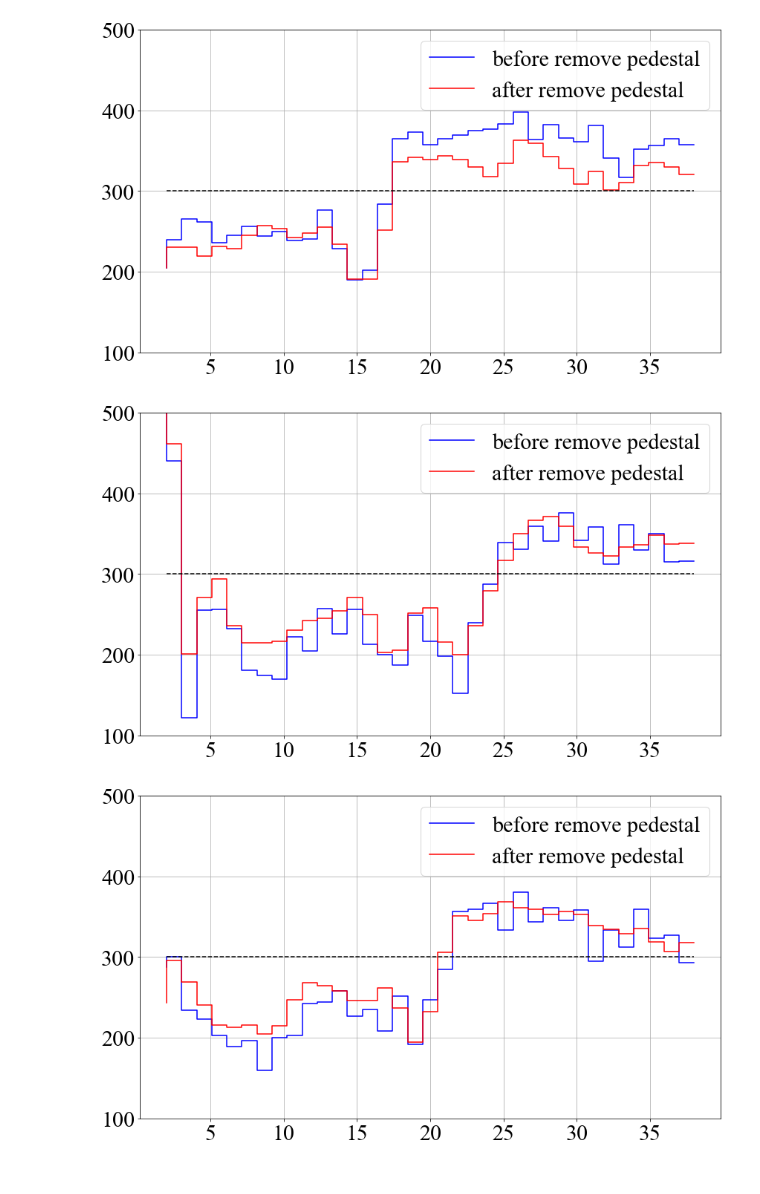
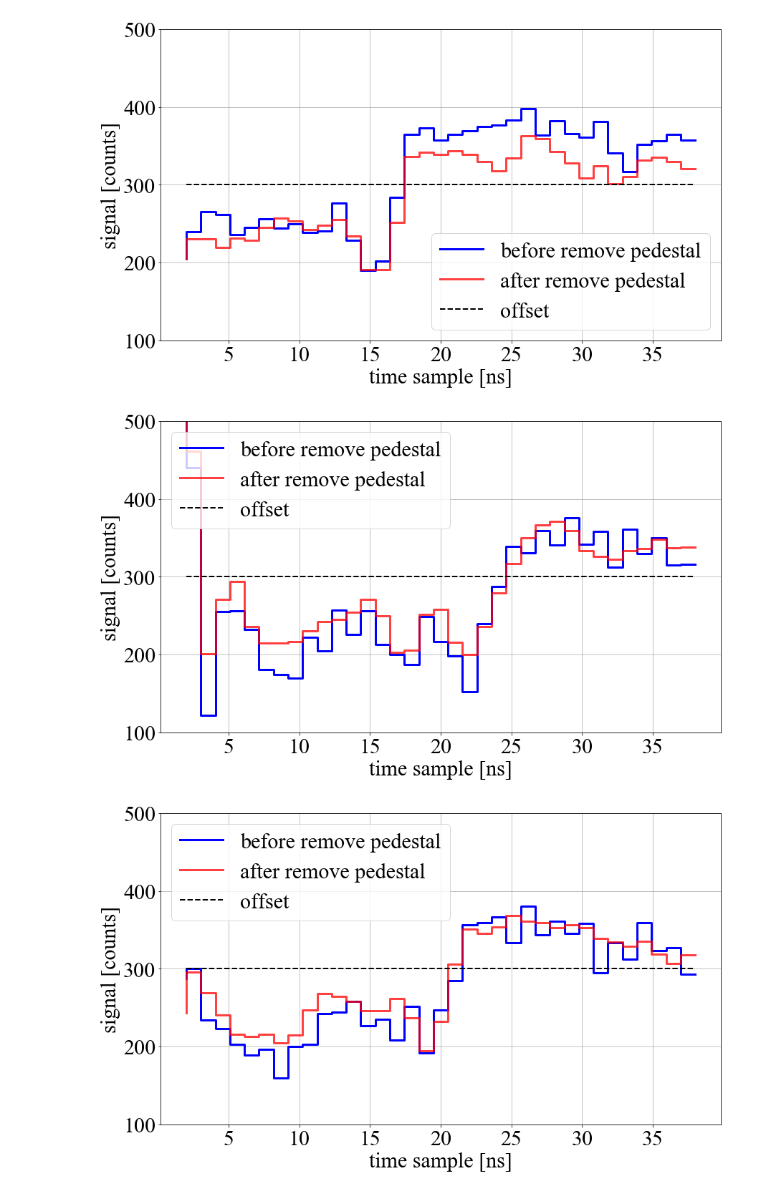
Before and after one commit to pawel21/ctapipe, a Jupyter notebook: examples/notebooks/remove_pedestal_data_20180629.ipynb, the cells around one changed output. Drawn from its saved outputs; the diff is of its cells as text; code cells hidden in the pictures.

```diff
--- a/examples/notebooks/remove_pedestal_data_20180629.ipynb
+++ b/examples/notebooks/remove_pedestal_data_20180629.ipynb
@@ -33,0 +104,11 @@ WARNING:ctapipe.io.eventseeker.EventSeeker:Seeking to event by looping through e
+# %%
+plt.rcParams['figure.figsize'] = (14, 8)
+
+fig, ax0 = plt.subplots()
+cap = np.linspace(0, 4*1023, 4*1024)
+ax0.errorbar(cap, ped.meanped[0, 0, 0:4*1024], yerr=ped.rms[0, 0, 0:4*1024], fmt="o",
+             color="blue", ecolor="g", markersize=2)
+ax0.set_xlabel("DRS4 capacitor")
+ax0.set_ylabel("Cell offset mean and RMS [counts]")
+ax0.grid()
+plt.show()
@@ -33,0 +117,10 @@ WARNING:ctapipe.io.eventseeker.EventSeeker:Seeking to event by looping through e
+# %%
+fig, ax0 = plt.subplots()
+cap = np.linspace(0, 4*1023, 4*1024)
+ax0.errorbar(cap, ped.meanped[0, 0, 0:4*1024], yerr=ped.rms[0, 0, 0:4*1024], fmt="o",
+             color="blue", ecolor="g", markersize=5)
+ax0.set_xlabel("DRS4 capacitor")
+ax0.set_ylabel("Cell offset mean and RMS [counts]")
+ax0.set_xlim([450, 550])
+ax0.grid()
+plt.show()
@@ -33,0 +131,12 @@ WARNING:ctapipe.io.eventseeker.EventSeeker:Seeking to event by looping through e
+# %%
+reader = LSTEventSource(input_url=path_to_data)
+seeker = EventSeeker(reader)
+
+nr_module = 96
+ped = DragonPedestal()
+
+for i in range(0, 5000):
+    ev = seeker[i]
+    ped.fill_pedestal_event(ev, nr_module)
+
+ped.finalize_pedestal()
@@ -40,21 +156,24 @@ pixel = 0
 hg = 0
 lg = 1
 N = 10
+nr = nr_module
 
 waveform_before_remove_pedestal = np.zeros((N, 2, 7, 40))
 waveform_after_remove_pedestal = np.zeros((N, 2, 7, 40))
 
 for i in range(5000, 5000+N):
-    nr = 96
+
     t = np.linspace(2, 38, 36)
     ev = seeker[i]
     fig, ax = plt.subplots()
-    ax.step(t, ev.r0.tel[0].waveform[hg, nr * 7:(nr + 1) * 7, 2:38][pixel], color="blue", label="before remove pedestal")
+    ax.step(t, ev.r0.tel[0].waveform[hg, nr * 7:(nr + 1) * 7, 2:38][pixel], color="blue", label="before remove pedestal", lw=3)
     waveform_before_remove_pedestal[i-5000, hg, pixel, :] = ev.r0.tel[0].waveform[hg, nr * 7:(nr + 1) * 7, :][pixel]
     remove_pedestal(ev, ped, nr)
     waveform_after_remove_pedestal[i-5000, hg, pixel, :] = ev.r0.tel[0].waveform[hg, nr * 7:(nr + 1) * 7, :][pixel]
-    ax.step(t, ev.r0.tel[0].waveform[hg, nr * 7:(nr + 1) * 7, 2:38][pixel], color="red", label="after remove pedestal")
-    ax.plot([2, 38], [300, 300], 'k--')
+    ax.step(t, ev.r0.tel[0].waveform[hg, nr * 7:(nr + 1) * 7, 2:38][pixel], color="red", label="after remove pedestal", lw=3, alpha=0.75)
+    ax.plot([2, 38], [300, 300], 'k--', label="offset", lw=2)
+    ax.set_xlabel("time sample [ns]")
+    ax.set_ylabel("signal [counts]")
     ax.set_ylim([100, 500])
     ax.grid()
     ax.legend()
@@ -74,3 +193,3 @@ WARNING:ctapipe.io.eventseeker.EventSeeker:Seeking to event by looping through e
-[figure, old version]
+[figure, new version]
-[figure, old version]
+[figure, new version]
-[figure, old version]
+[figure, new version]
```
Also changed, not shown: parts of 18 cells of this notebook.
